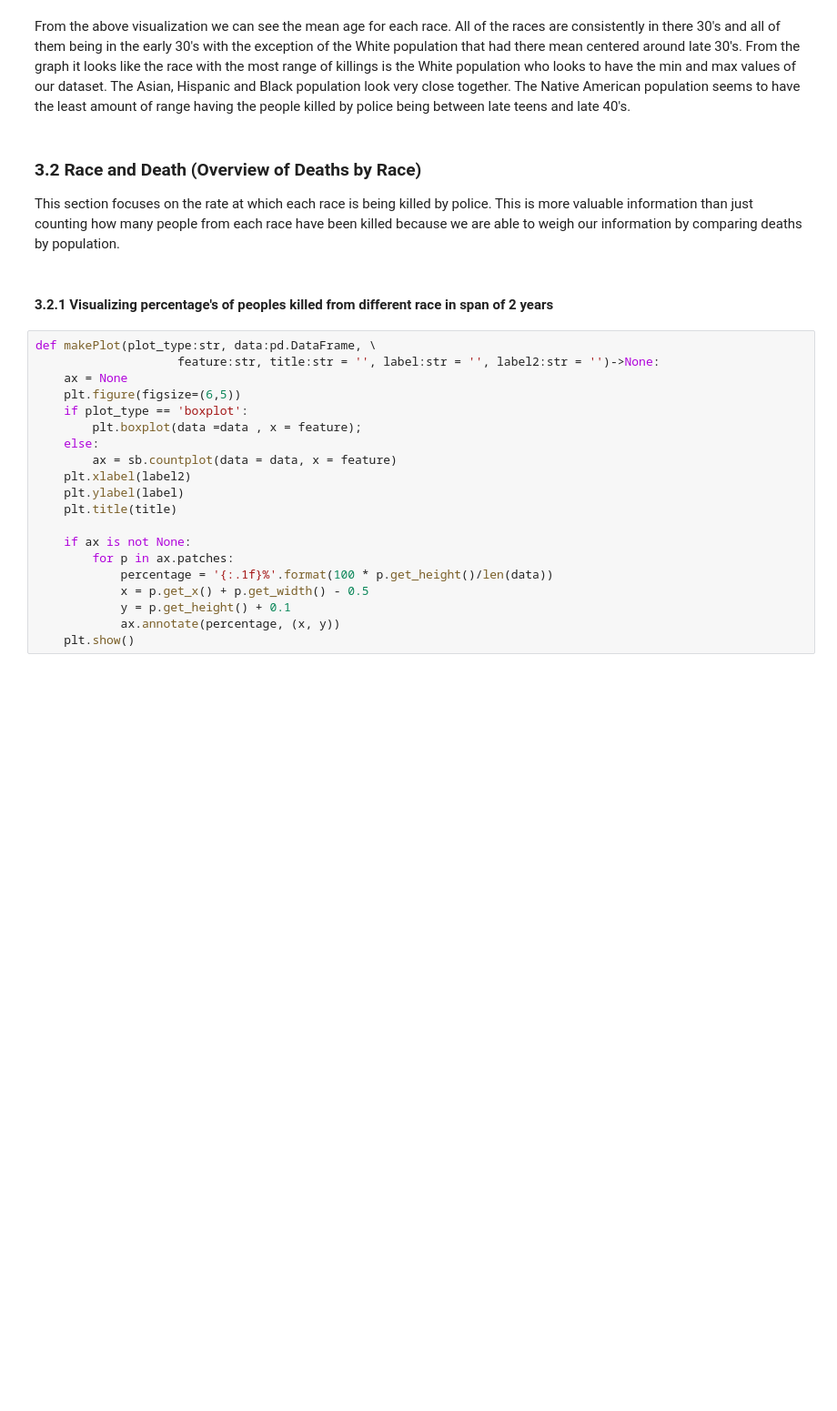
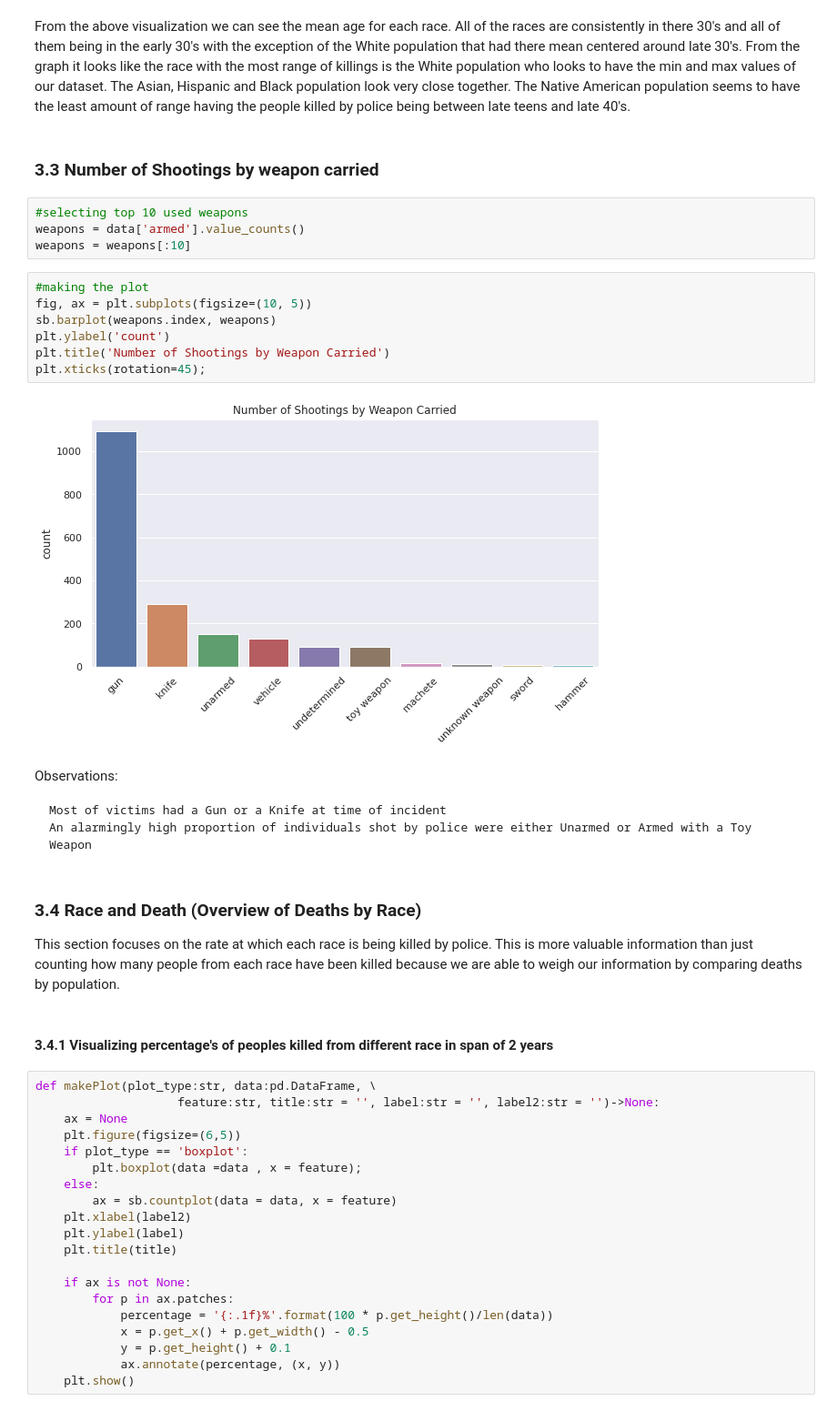
Before and after one commit to ibsa21/Police-brutality-DS-ML, a Jupyter notebook: police_brutality_analysis.ipynb, the cells around one changed output. Shown: that part at 91% size. Drawn from its saved outputs; the diff is of its cells as text; blank space fills up the shorter version.

```diff
--- a/police_brutality_analysis.ipynb
+++ b/police_brutality_analysis.ipynb
@@ -189,12 +208,32 @@ plt.show()
 [figure]
 # %% [markdown]
 From the above visualization we can see the mean age for each race. All of the races are consistently in there 30's and all of them being in the early 30's with the exception of the White population that had there mean centered around late 30's. From the graph it looks like the race with the most range of killings is the White population who looks to have the min and max values of our dataset. The Asian, Hispanic and Black population look very close together. The Native American population seems to have the least amount of range having the people killed by police being between late teens and late 40's.
+# %% [markdown]
+### 3.3 Number of Shootings by weapon carried
+# %%
+#selecting top 10 used weapons
+weapons = data['armed'].value_counts()
+weapons = weapons[:10]
+# %%
+#making the plot
+fig, ax = plt.subplots(figsize=(10, 5))
+sb.barplot(weapons.index, weapons)
+plt.ylabel('count')
+plt.title('Number of Shootings by Weapon Carried')
+plt.xticks(rotation=45);
+# %% [output]
+[figure, added]
+# %% [markdown]
+Observations:
+
+    Most of victims had a Gun or a Knife at time of incident
+    An alarmingly high proportion of individuals shot by police were either Unarmed or Armed with a Toy Weapon
 # %% [markdown]
-### 3.2 Race and Death (Overview of Deaths by Race)
+### 3.4 Race and Death (Overview of Deaths by Race)
 This section focuses on the rate at which each race is being killed by police.
 This is more valuable information than just counting how many people from each race have been killed because we are able to weigh our information by comparing deaths by population.
 # %% [markdown]
-#### 3.2.1 Visualizing percentage's of peoples killed from different race in span of 2 years
+#### 3.4.1 Visualizing percentage's of peoples killed from different race in span of 2 years
 # %%
 def makePlot(plot_type:str, data:pd.DataFrame, \
                     feature:str, title:str = '', label:str = '', label2:str = '')->None:
```
Also changed, not shown: parts of 35 cells of this notebook.
